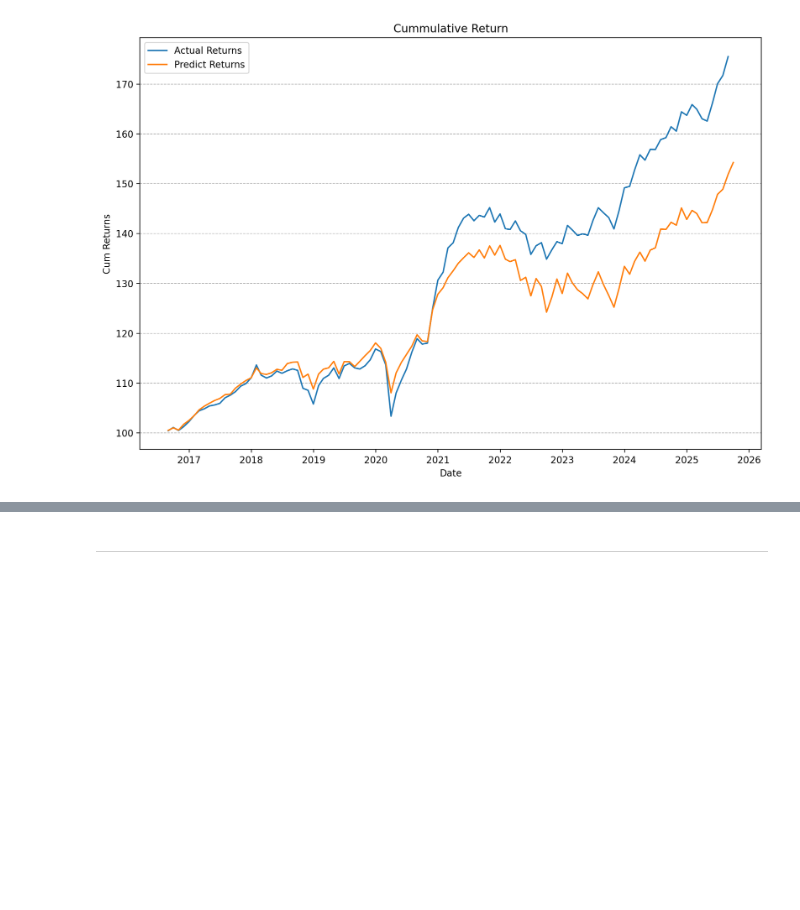
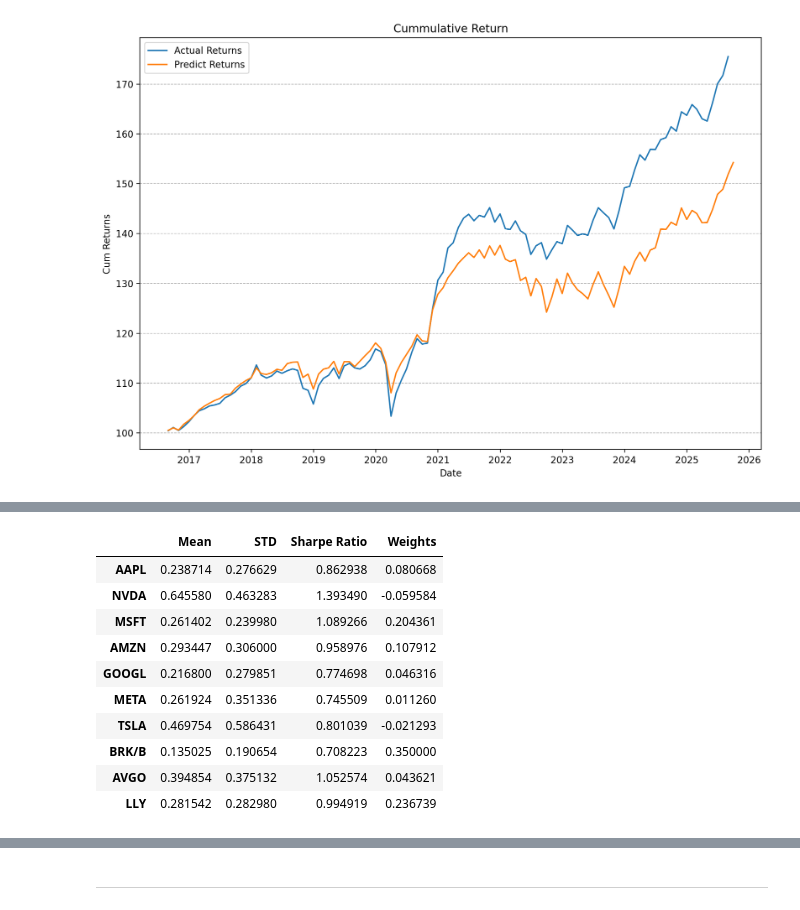
Before and after one commit to scfengv/FINM36700-Portfolio-and-Risk-Management, a Jupyter notebook: assignment/HW2.ipynb, the cells around one changed output, grey strips where cells are left out. Saved outputs shown, nothing was run; the diff lists cells and outputs as text; code cells hidden in the pictures; blank space fills up the shorter version.

```diff
--- a/assignment/HW2.ipynb
+++ b/assignment/HW2.ipynb
@@ -363,0 +429,19 @@ plt.show()
+# %%
+def objective(w):
+    return (w.T @ cov @ w)
+
+def objectiveSharpe(w):
+    port_mean = mean @ w
+    port_std = np.sqrt(w.T @ cov @ w)
+    return - (port_mean / port_std)
+
+def ConstraintCapitalFunc(w):
+    return np.sum(w) - 1
+
+def ConstraintMeanFunc(w):
+    return (mean @ w) - targetMean
+
+constraint_capital = {'type': 'eq', 'fun': ConstraintCapitalFunc} # np.sum(w) = 1
+constraint_mean = {'type': 'ineq', 'fun': ConstraintMeanFunc} # np.dot(w, mean) >= 0.2
+
+constraints = ([constraint_capital, constraint_mean])
@@ -363,0 +484,20 @@ plt.show()
+# %%
+result6 = pd.DataFrame({
+    "Mean": mean,
+    "STD": std,
+    "Sharpe Ratio": mean / std,
+    "Weights": boundedOptimalWeights
+}, index = tickers)
+result6
+# %% [output]
+|  | Mean | STD | Sharpe Ratio | Weights |
+| AAPL | 0.238714 | 0.276629 | 0.862938 | 0.080668 |
+| NVDA | 0.645580 | 0.463283 | 1.393490 | -0.059584 |
+| MSFT | 0.261402 | 0.239980 | 1.089266 | 0.204361 |
+| AMZN | 0.293447 | 0.306000 | 0.958976 | 0.107912 |
+| GOOGL | 0.216800 | 0.279851 | 0.774698 | 0.046316 |
+| META | 0.261924 | 0.351336 | 0.745509 | 0.011260 |
+| TSLA | 0.469754 | 0.586431 | 0.801039 | -0.021293 |
+| BRK/B | 0.135025 | 0.190654 | 0.708223 | 0.350000 |
+| AVGO | 0.394854 | 0.375132 | 1.052574 | 0.043621 |
+| LLY | 0.281542 | 0.282980 | 0.994919 | 0.236739 |
```
Also changed, not shown: parts of 16 cells of this notebook.
